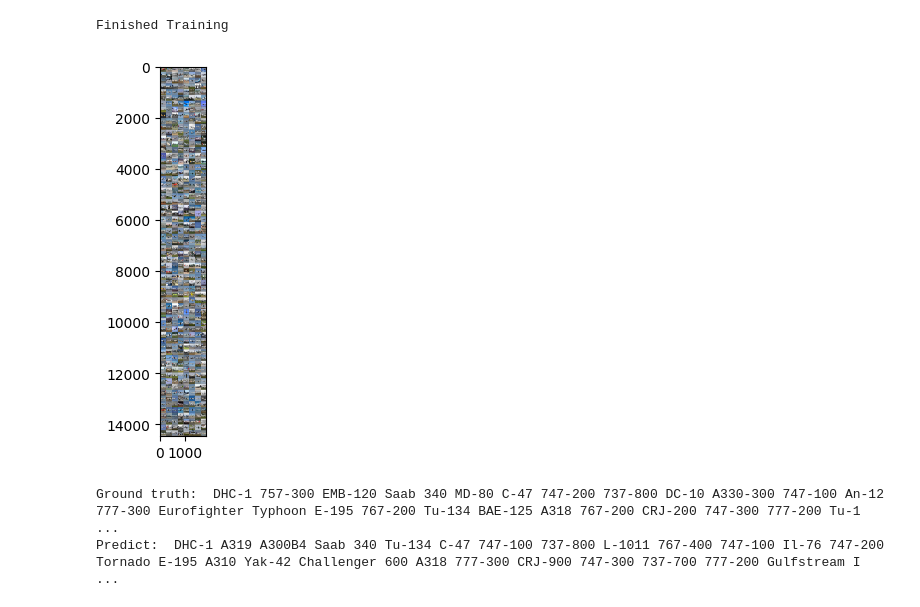
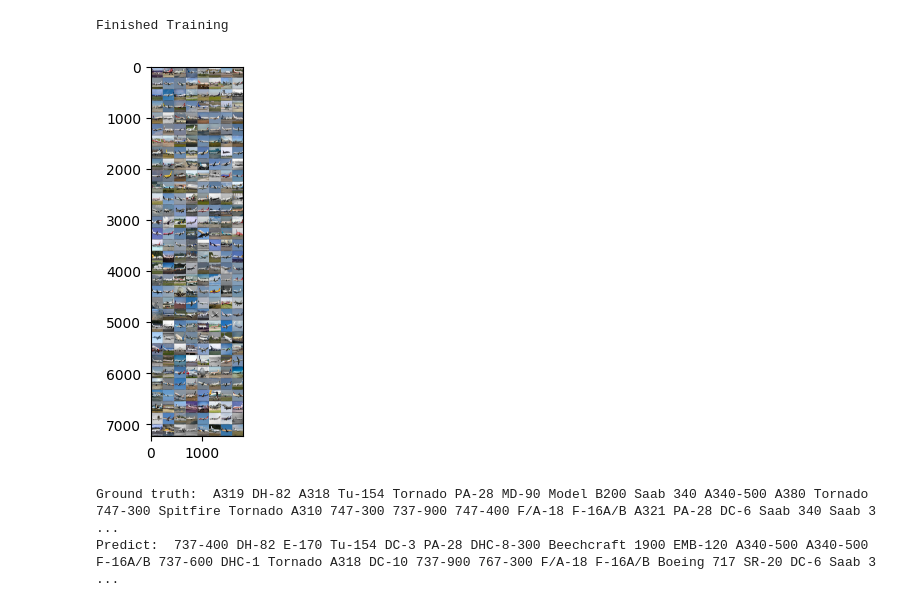
Before and after one commit to hungvotranchi/ComputerVision, a Jupyter notebook: ImageClassification/model/sample_ResNet.ipynb, the cells around one changed output. Drawn from its saved outputs; the diff is of its cells as text; code cells hidden in the pictures.

```diff
--- a/ImageClassification/model/sample_ResNet.ipynb
+++ b/ImageClassification/model/sample_ResNet.ipynb
@@ -50,7 +51,7 @@ device
 # %% [output]
 'cuda'
 # %%
-batch_size = 512
+batch_size = 256
 
 train_set, test_set = load_fgvc(transform_VGGModel())
 train_dataloader = torch.utils.data.DataLoader(train_set, batch_size = batch_size, \
@@ -160,7 +167,7 @@ from torchvision.models import resnet34
 models_pretrained = resnet34(pretrained = True)
 
 
-#models_pretrained.classifier[6].out_features = len(classes)  # Get the number of input features of the first layer
+models_pretrained.fc.out_features = len(classes)  # Get the number of input features of the first layer
 
 # Check the modified model architecture
 print(models_pretrained)
@@ -196,16 +210,17 @@ Finished Training
 # %%
 model_pred = models_pretrained
 model_pred.load_state_dict(torch.load("ResNet34_fgcvAircraft.pth"))
+del models_pretrained
 dataiter = iter(test_dataloader)
 img, labels = next(dataiter)
 model_pred.to('cpu')
 _, predicts = torch.max(model_pred(img), 1)
 
 
 imshow(torchvision.utils.make_grid(img))
 print("Ground truth: ", " ".join(f"{classes[labels[j]]}" for j in range(batch_size)))
 print("Predict: ", " ".join(f"{classes[predicts[j]]}" for j in range(batch_size)))
 # %% [output]
-[figure, old version]
+[figure, new version]
-Ground truth:  DHC-1 757-300 EMB-120 Saab 340 MD-80 C-47 747-200 737-800 DC-10 A330-300 747-100 An-12 777-300 Eurofighter Typhoon E-195 767-200 Tu-134 BAE-125 A318 767-200 CRJ-200 747-300 777-200 Tu-1 ...
-Predict:  DHC-1 A319 A300B4 Saab 340 Tu-134 C-47 747-100 737-800 L-1011 767-400 747-100 Il-76 747-200 Tornado E-195 A310 Yak-42 Challenger 600 A318 777-300 CRJ-900 747-300 737-700 777-200 Gulfstream I ...
+Ground truth:  A319 DH-82 A318 Tu-154 Tornado PA-28 MD-90 Model B200 Saab 340 A340-500 A380 Tornado 747-300 Spitfire Tornado A310 747-300 737-900 747-400 F/A-18 F-16A/B A321 PA-28 DC-6 Saab 340 Saab 3 ...
+Predict:  737-400 DH-82 E-170 Tu-154 DC-3 PA-28 DHC-8-300 Beechcraft 1900 EMB-120 A340-500 A340-500 F-16A/B 737-600 DHC-1 Tornado A318 DC-10 737-900 767-300 F/A-18 F-16A/B Boeing 717 SR-20 DC-6 Saab 3 ...
```
Also changed, not shown: parts of 24 cells of this notebook, 1 other file.
